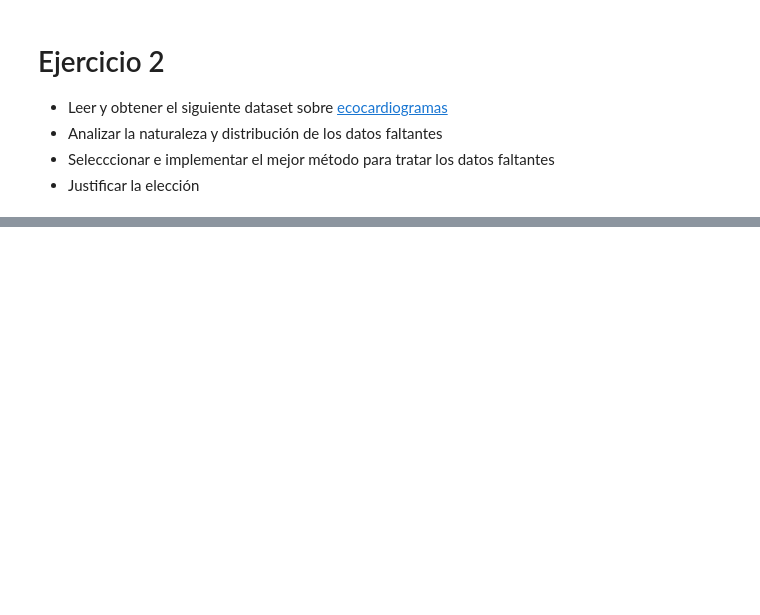
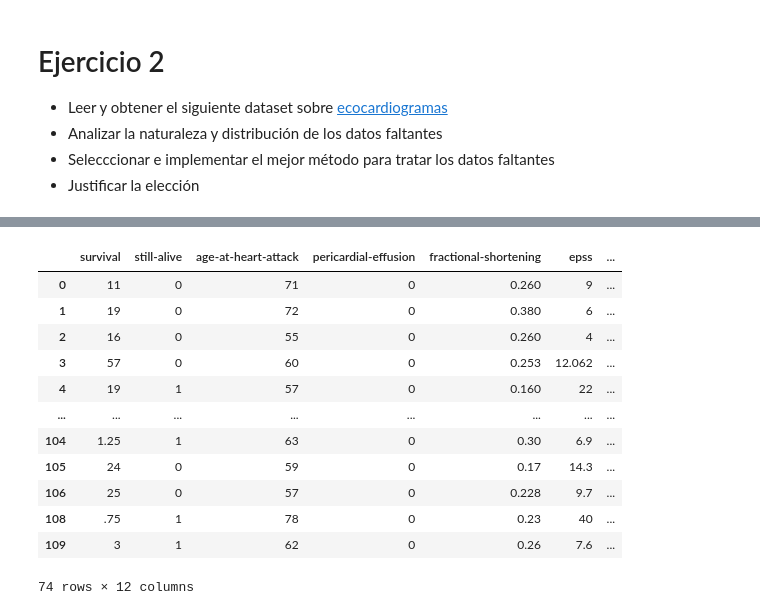
Before and after one commit to ArianMisino/BaseDeDatos2UM, a Jupyter notebook: 2 - TP2.ipynb, the cells around one changed output, grey strips where cells are left out. Saved outputs shown, nothing was run; the diff lists cells and outputs as text; code cells hidden in the pictures; blank space fills up the shorter version.

```diff
--- a/2 - TP2.ipynb
+++ b/2 - TP2.ipynb
@@ -176,0 +254,23 @@ Name: M.COLOR, Length: 76, dtype: object
+# %%
+df_sin_muestras = df2.copy(deep = False)
+# Obtener índices de muestras con más de dos atributos faltantes
+faltantes_index = df_sin_muestras[df_sin_muestras['alive-at-1'] == '?'].index
+# Eliminar esos índices de el dataframe
+df_sin_muestras = df_sin_muestras.drop(faltantes_index, axis=0)
+# para columna mult
+df_sin_muestras.drop("mult",inplace=True, axis=1)
+df_sin_muestras
+# %% [output]
+|  | survival | still-alive | age-at-heart-attack | pericardial-effusion | fractional-shortening | epss | ... |
+| 0 | 11 | 0 | 71 | 0 | 0.260 | 9 | ... |
+| 1 | 19 | 0 | 72 | 0 | 0.380 | 6 | ... |
+| 2 | 16 | 0 | 55 | 0 | 0.260 | 4 | ... |
+| 3 | 57 | 0 | 60 | 0 | 0.253 | 12.062 | ... |
+| 4 | 19 | 1 | 57 | 0 | 0.160 | 22 | ... |
+| ... | ... | ... | ... | ... | ... | ... | ... |
+| 104 | 1.25 | 1 | 63 | 0 | 0.30 | 6.9 | ... |
+| 105 | 24 | 0 | 59 | 0 | 0.17 | 14.3 | ... |
+| 106 | 25 | 0 | 57 | 0 | 0.228 | 9.7 | ... |
+| 108 | .75 | 1 | 78 | 0 | 0.23 | 40 | ... |
+| 109 | 3 | 1 | 62 | 0 | 0.26 | 7.6 | ... |
+74 rows × 12 columns
```
Also changed, not shown: parts of 10 cells of this notebook, 2 other files.
